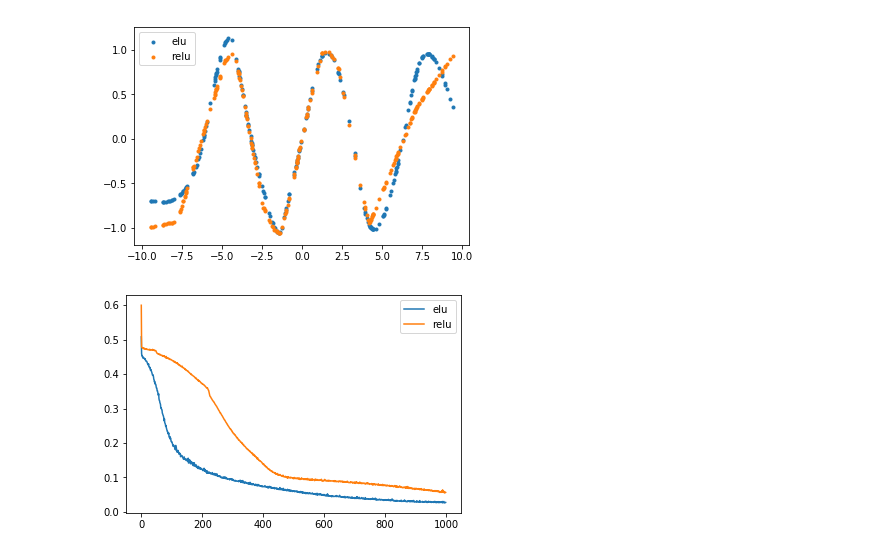
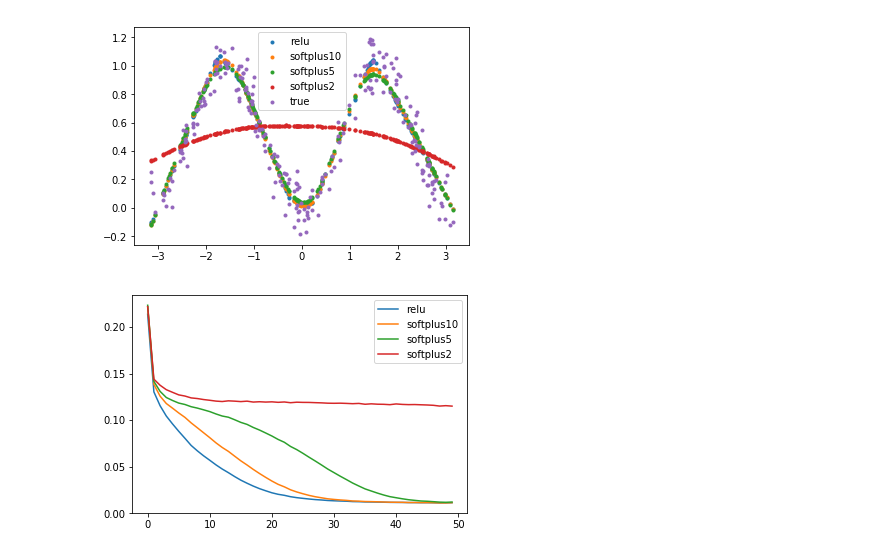
Before and after one commit to unixnme/ml, a Jupyter notebook: trig.ipynb, the cells around one changed output. Cells and saved outputs as stored; diff of their text form; code cells hidden in the pictures.

Commit message:
adding scaled softplus

```diff
--- a/trig.ipynb
+++ b/trig.ipynb
@@ -4,53 +4,61 @@
 import numpy as np
 import keras
 import matplotlib.pyplot as plt
+import keras.backend as K
 %matplotlib inline
 
 np.random.seed(0)
 
 NUM_SAMPLES = 1000
-FREQ = 3
+FREQ = 1
 NUM_TRAIN_SAMPLES = int(NUM_SAMPLES * 0.75)
 
-batch_size = 50
-epochs = 1000
+batch_size = 10
+epochs = 50
 
 def func(x):
-    return np.sin(x) + np.random.randn(*x.shape)*0.1
+    return np.sin(x) ** 2 + np.random.randn(*x.shape)*0.1
+
+def relu():
+    return keras.layers.Lambda(lambda x: K.maximum(0., x))
+
+def softplus(alpha):
+    return keras.layers.Lambda(lambda x: 1./alpha * K.log(1 + K.exp(alpha*x)))
 
 x = (np.random.rand(NUM_SAMPLES, 1) - 0.5) * 2*np.pi * FREQ
 y = func(x)
 
 x_train, y_train = x[:NUM_TRAIN_SAMPLES], y[:NUM_TRAIN_SAMPLES]
 x_test, y_test = x[NUM_TRAIN_SAMPLES:], y[NUM_TRAIN_SAMPLES:]
-
-
 
 def create_network(hidden_units, activation):
     x_in = keras.Input(shape=[1])
     x = x_in
     for units in hidden_units:
         x = keras.layers.Dense(units, activation=activation)(x)
     x = keras.layers.Dense(1)(x)
     model = keras.models.Model(inputs=x_in, outputs=x)
     model.compile(keras.optimizers.SGD(), loss='mse', metrics=['mse'])
     return model
 
 hidden_layers = [10,10]
-activations = ['elu', 'relu']
+activations = ['relu', softplus(10.), softplus(5.), softplus(2.)]
+labels = ['relu', 'softplus10', 'softplus5', 'softplus2']
 fig1, ax1 = plt.subplots()
 fig2, ax2 = plt.subplots()
-for activation in activations:
+for activation, label in zip(activations, labels):
+    np.random.seed(0)
     model = create_network(hidden_layers, activation)
     history = model.fit(verbose=False, x=x_train, y=y_train, batch_size=batch_size, validation_data=(x_test, y_test), epochs=epochs, shuffle=True)
 
     pred = model.predict(x_test)
-    ax1.scatter(x_test, pred, label=activation, marker='.')
-    ax2.plot(history.history['loss'], label=activation)
+    ax1.scatter(x_test, pred, label=label, marker='.')
+    ax2.plot(history.history['loss'], label=label)
 
+ax1.scatter(x_test, y_test, label='true', marker='.')
 ax1.legend()
 ax2.legend()
 plt.show()
 # %% [output]
-[figure, old version]
+[figure, new version]
-[figure, old version]
+[figure, new version]
```
Also changed, not shown: 1 other file.
